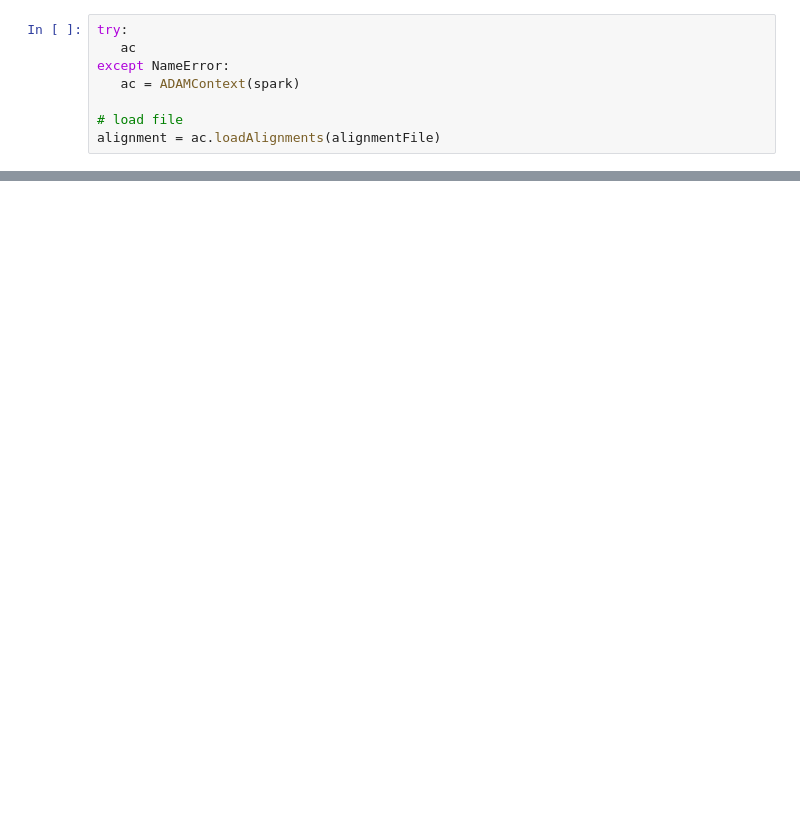
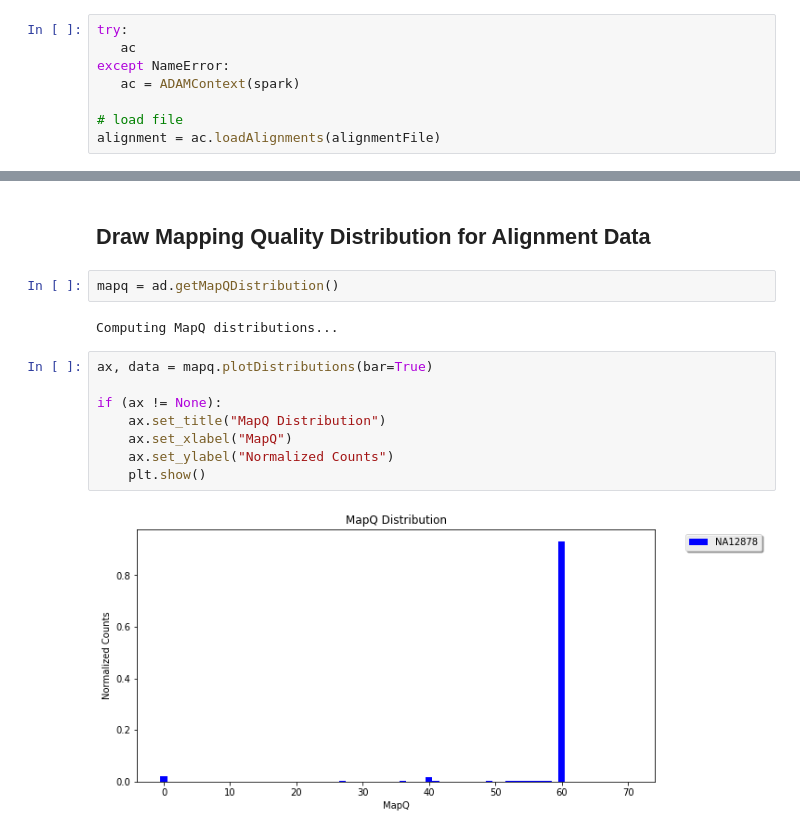
Before and after one commit to bigdatagenomics/mango, a Jupyter notebook: example-files/notebooks/mango-python-alignment.ipynb, the cells around one changed output, grey strips where cells are left out. Cells and saved outputs as stored; diff of their text form; blank space fills up the shorter version.

```diff
--- a/example-files/notebooks/mango-python-alignment.ipynb
+++ b/example-files/notebooks/mango-python-alignment.ipynb
@@ -31,0 +80,16 @@ results = ad.plot(plotType="I", testMode=testMode)
+# %% [markdown]
+## Draw Mapping Quality Distribution for Alignment Data
+# %%
+mapq = ad.getMapQDistribution()
+# %% [output]
+Computing MapQ distributions...
+# %%
+ax, data = mapq.plotDistributions(bar=True)
+
+if (ax != None):
+    ax.set_title("MapQ Distribution")
+    ax.set_xlabel("MapQ")
+    ax.set_ylabel("Normalized Counts")
+    plt.show()
+# %% [output]
+[figure, added]
```
Also changed, not shown: parts of 15 cells of this notebook, 14 other files.
